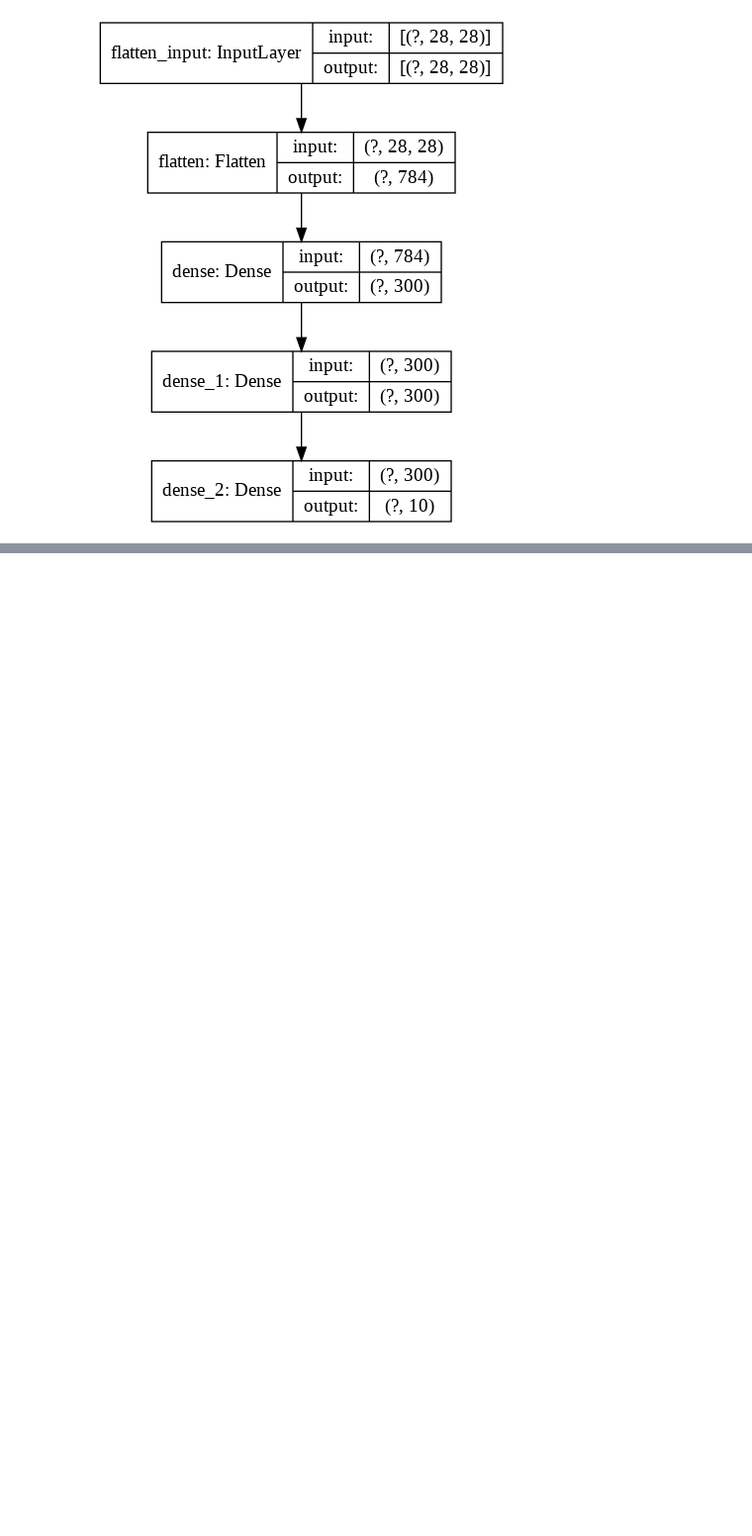
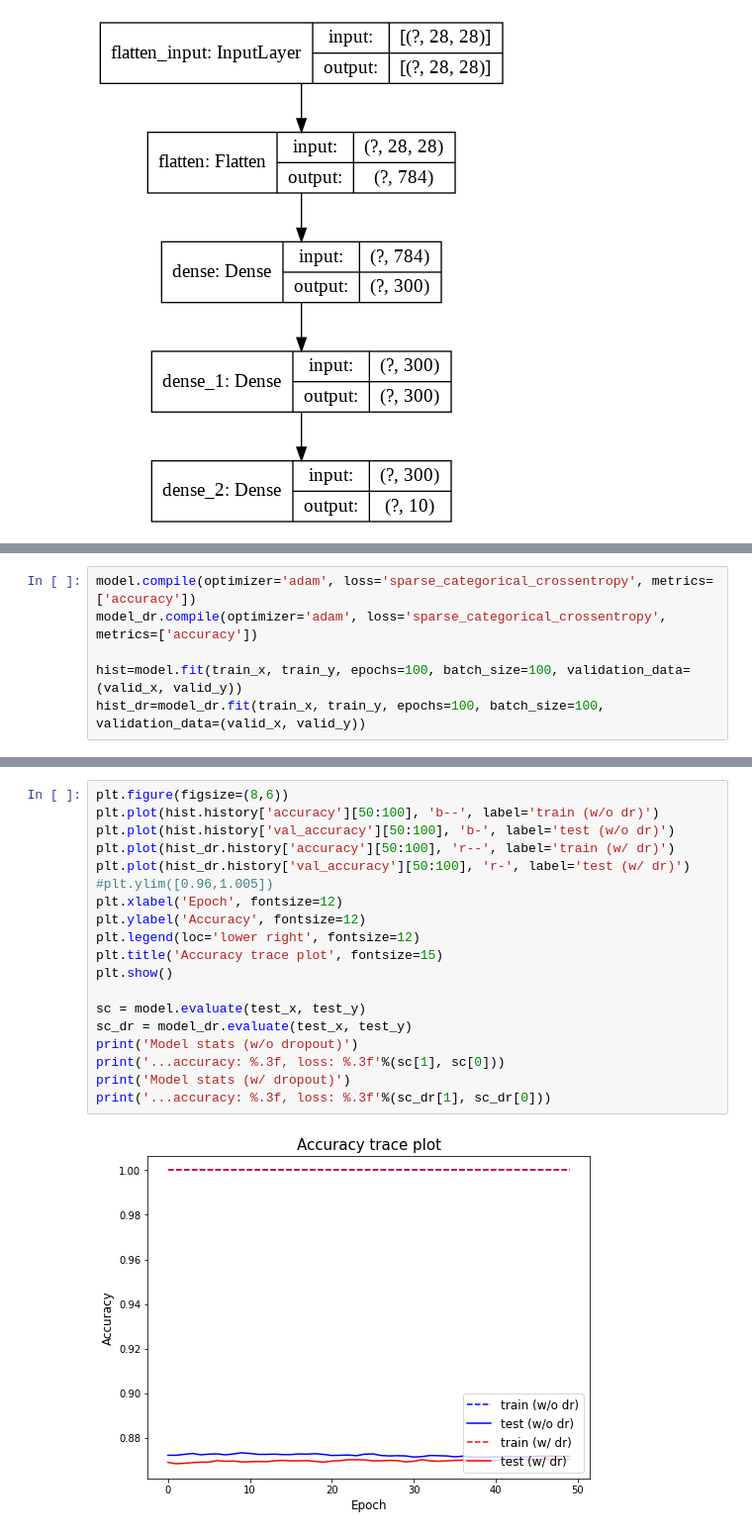
Before and after one commit to nsmsm/ASL, a Jupyter notebook: 1차_과제_문승명_(201985010061)_09_22.ipynb, the cells around one changed output, grey strips where cells are left out. Shown: that part at 99% size. Cells and saved outputs as stored; diff of their text form; blank space fills up the shorter version.

```diff
--- a/1차_과제_문승명_(201985010061)_09_22.ipynb
+++ b/1차_과제_문승명_(201985010061)_09_22.ipynb
@@ -141,0 +192,6 @@ Model stats (w/ dropout)
+# %%
+model.compile(optimizer='adam', loss='sparse_categorical_crossentropy', metrics=['accuracy'])
+model_dr.compile(optimizer='adam', loss='sparse_categorical_crossentropy', metrics=['accuracy'])
+
+hist=model.fit(train_x, train_y, epochs=100, batch_size=100, validation_data=(valid_x, valid_y))
+hist_dr=model_dr.fit(train_x, train_y, epochs=100, batch_size=100, validation_data=(valid_x, valid_y))
@@ -141,0 +216,21 @@ Model stats (w/ dropout)
+# %%
+plt.figure(figsize=(8,6))
+plt.plot(hist.history['accuracy'][50:100], 'b--', label='train (w/o dr)')
+plt.plot(hist.history['val_accuracy'][50:100], 'b-', label='test (w/o dr)')
+plt.plot(hist_dr.history['accuracy'][50:100], 'r--', label='train (w/ dr)')
+plt.plot(hist_dr.history['val_accuracy'][50:100], 'r-', label='test (w/ dr)')
+#plt.ylim([0.96,1.005])
+plt.xlabel('Epoch', fontsize=12)
+plt.ylabel('Accuracy', fontsize=12)
+plt.legend(loc='lower right', fontsize=12)
+plt.title('Accuracy trace plot', fontsize=15)
+plt.show()
+
+sc = model.evaluate(test_x, test_y)
+sc_dr = model_dr.evaluate(test_x, test_y)
+print('Model stats (w/o dropout)')
+print('...accuracy: %.3f, loss: %.3f'%(sc[1], sc[0]))
+print('Model stats (w/ dropout)')
+print('...accuracy: %.3f, loss: %.3f'%(sc_dr[1], sc_dr[0]))
+# %% [output]
+[figure, added]
```
Also changed, not shown: parts of 6 cells of this notebook.
